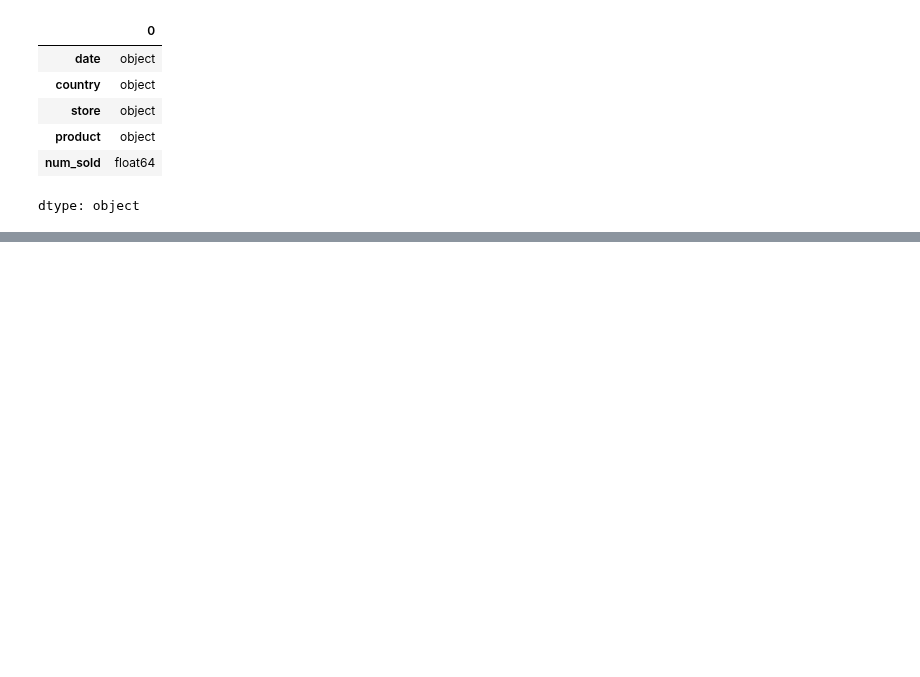
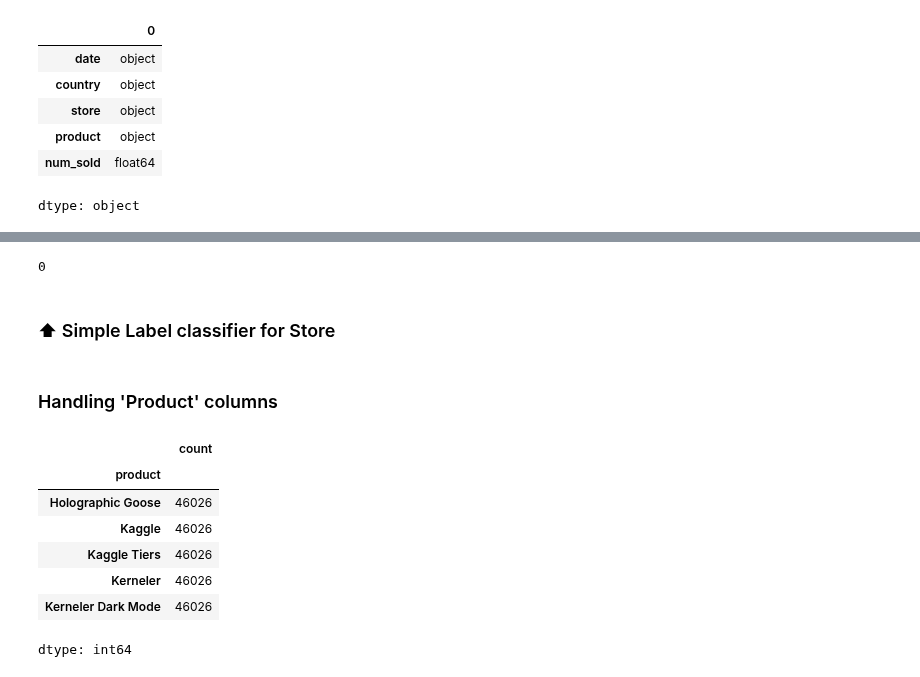
Before and after one commit to subramanya4shenoy/MachineLearningNbs, a Jupyter notebook: playground_series_s5e1.ipynb, the cells around one changed output, grey strips where cells are left out. Drawn from its saved outputs; the diff is of its cells as text; code cells hidden in the pictures; blank space fills up the shorter version.

```diff
--- a/playground_series_s5e1.ipynb
+++ b/playground_series_s5e1.ipynb
@@ -78,0 +140,21 @@ dtype: object
+# %%
+data_copy['store'].isna().sum()
+# %% [output]
+0
+# %% [markdown]
+### ⬆ Simple Label classifier for Store
+# %% [markdown]
+### Handling 'Product' columns
+# %%
+data_copy = data.copy()
+# %%
+data_copy['product'].value_counts()
+# %% [output]
+|  | count |
+| product |  |
+| Holographic Goose | 46026 |
+| Kaggle | 46026 |
+| Kaggle Tiers | 46026 |
+| Kerneler | 46026 |
+| Kerneler Dark Mode | 46026 |
+dtype: int64
```
Also changed, not shown: parts of 50 cells of this notebook.
